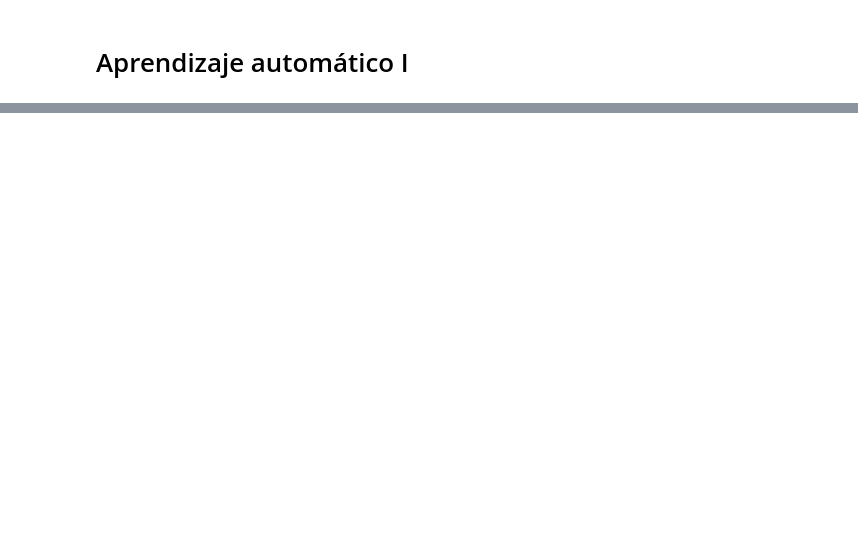
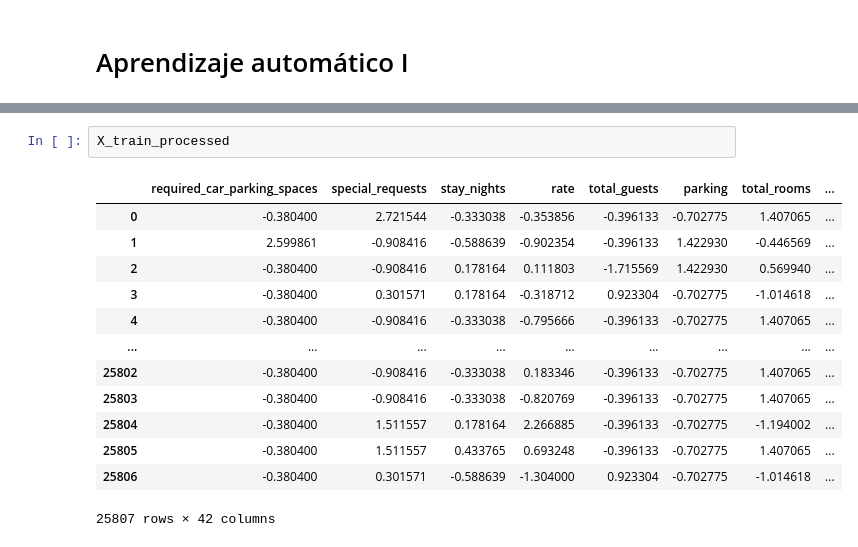
Before and after one commit to rperecam/MachineLearning, a Jupyter notebook: main.ipynb, the cells around one changed output, grey strips where cells are left out. Saved outputs shown, nothing was run; the diff lists cells and outputs as text; blank space fills up the shorter version.

```diff
--- a/main.ipynb
+++ b/main.ipynb
@@ -186,0 +225,16 @@ El DataFrame df_model se ha guardado en 'data_model.csv'
+# %%
+X_train_processed
+# %% [output]
+|  | required_car_parking_spaces | special_requests | stay_nights | rate | total_guests | parking | total_rooms | ... |
+| 0 | -0.380400 | 2.721544 | -0.333038 | -0.353856 | -0.396133 | -0.702775 | 1.407065 | ... |
+| 1 | 2.599861 | -0.908416 | -0.588639 | -0.902354 | -0.396133 | 1.422930 | -0.446569 | ... |
+| 2 | -0.380400 | -0.908416 | 0.178164 | 0.111803 | -1.715569 | 1.422930 | 0.569940 | ... |
+| 3 | -0.380400 | 0.301571 | 0.178164 | -0.318712 | 0.923304 | -0.702775 | -1.014618 | ... |
+| 4 | -0.380400 | -0.908416 | -0.333038 | -0.795666 | -0.396133 | -0.702775 | 1.407065 | ... |
+| ... | ... | ... | ... | ... | ... | ... | ... | ... |
+| 25802 | -0.380400 | -0.908416 | -0.333038 | 0.183346 | -0.396133 | -0.702775 | 1.407065 | ... |
+| 25803 | -0.380400 | -0.908416 | -0.333038 | -0.820769 | -0.396133 | -0.702775 | 1.407065 | ... |
+| 25804 | -0.380400 | 1.511557 | 0.178164 | 2.266885 | -0.396133 | -0.702775 | -1.194002 | ... |
+| 25805 | -0.380400 | 1.511557 | 0.433765 | 0.693248 | -0.396133 | -0.702775 | 1.407065 | ... |
+| 25806 | -0.380400 | 0.301571 | -0.588639 | -1.304000 | 0.923304 | -0.702775 | -1.014618 | ... |
+25807 rows × 42 columns
```
Also changed, not shown: parts of 10 cells of this notebook, 15 other files.
